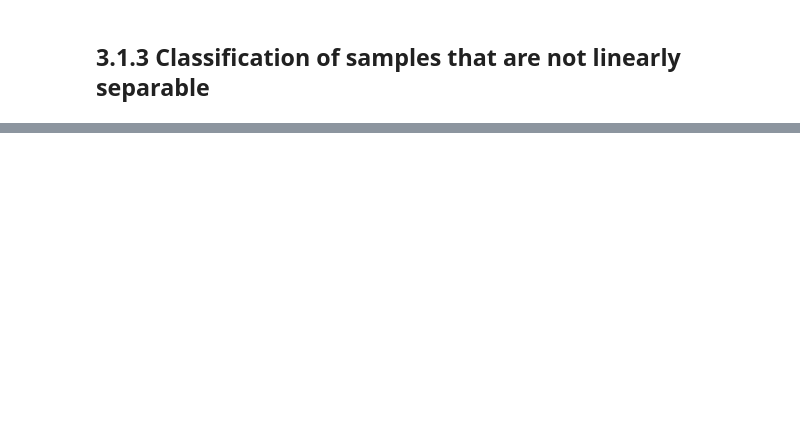
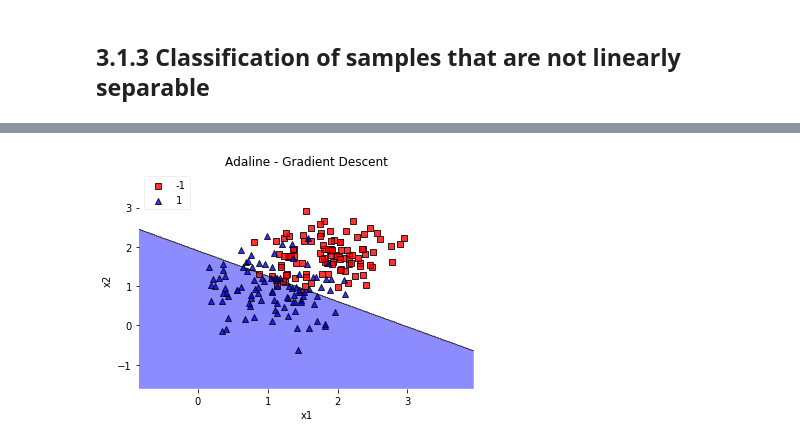
Before and after one commit to physics31415926/DD2437_ANN, a Jupyter notebook: Lab1/3_1.ipynb, the cells around one changed output, grey strips where cells are left out. Cells and saved outputs as stored; diff of their text form; code cells hidden in the pictures; blank space fills up the shorter version.

```diff
--- a/Lab1/3_1.ipynb
+++ b/Lab1/3_1.ipynb
@@ -334,0 +337,30 @@ plt.show()
+# %%
+mA = [1,1]
+sigmaA = 0.5
+mB = [1.8,1.8]
+sigmaB = 0.5
+cov = np.eye(2)
+classA = np.random.multivariate_normal(mA,sigmaA*sigmaA*cov,n)
+classB = np.random.multivariate_normal(mB,sigmaB*sigmaB*cov,n)
+
+inputs = np.concatenate((classA, classB))
+targets = np.concatenate((np.ones(classA.shape[0],dtype=int), -np.ones(classB.shape[0],dtype=int)))
+N = inputs.shape[0]  # Number of rows (samples)
+permute = list(range(N))
+np.random.shuffle(permute)
+inputs = inputs[permute, :]
+targets = targets[permute]
+# %%
+X=inputs
+y=targets
+
+ada = AdalineGD(epochs=20, eta=0.001)
+ada.train(X, y)
+plot_decision_regions(X, y, clf=ada,legend=2,colors='red,blue')
+plt.title('Adaline - Gradient Descent')
+plt.xlabel('x1')
+plt.ylabel('x2')
+plt.savefig('imgs/delta_overlap_eta{}.png'.format(str(eta)))
+plt.show()
+# %% [output]
+[figure, added]
```
Also changed, not shown: parts of 9 cells of this notebook, 3 other files.
